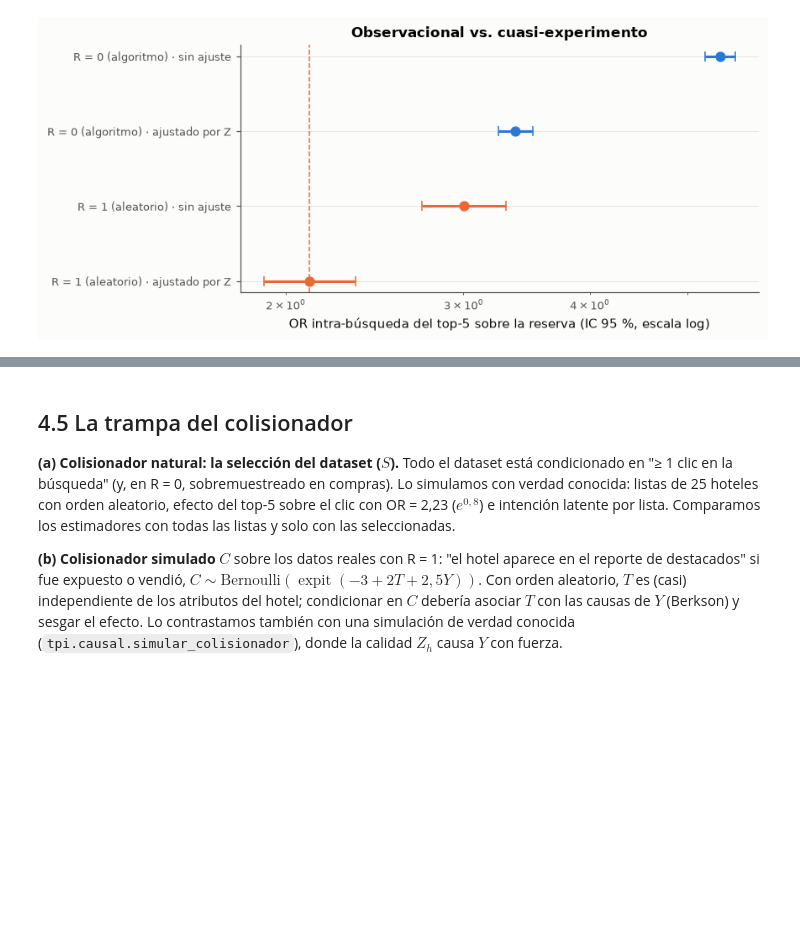
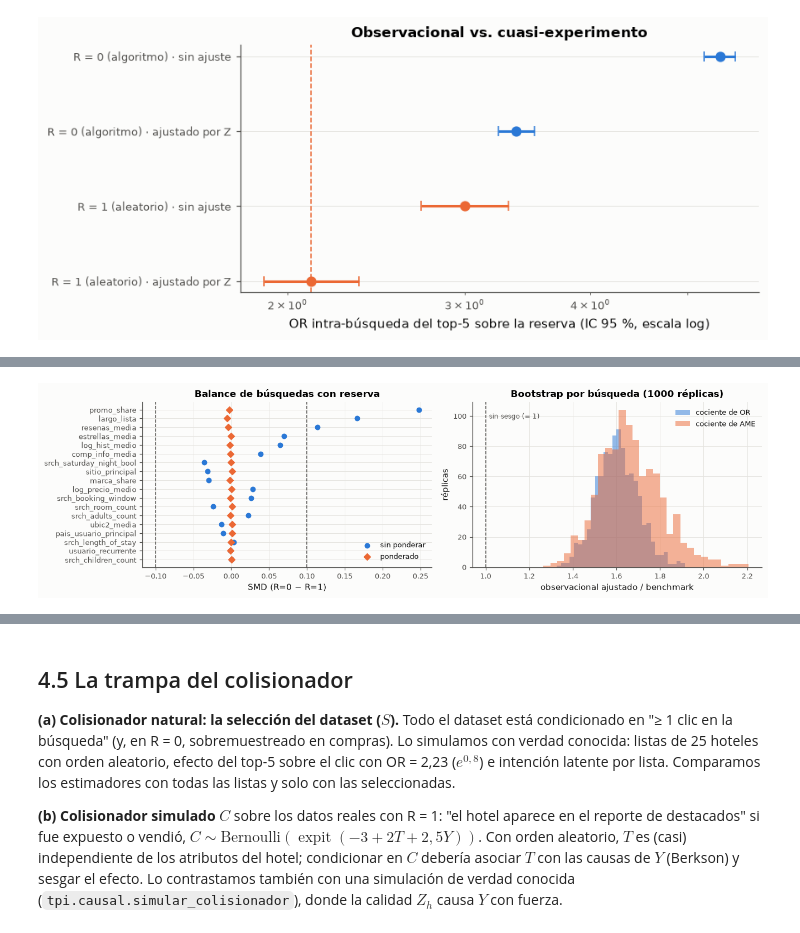
Before and after one commit to verolopezmar/TPI_Estadistica-avanzada-, a Jupyter notebook: notebooks/TP_Integrador_Final.ipynb, the cells around one changed output, grey strips where cells are left out. Cells and saved outputs as stored; diff of their text form; code cells hidden in the pictures; blank space fills up the shorter version.

```diff
--- a/notebooks/TP_Integrador_Final.ipynb
+++ b/notebooks/TP_Integrador_Final.ipynb
@@ -2561,0 +2706,14 @@ $M$ es colisionador ($T \to M \leftarrow I$), condicionar en él abre $T - I - Y
+# %%
+t0 = time.time()
+boot = bootstrap_brecha(I0, I1, "top5", "booking_bool", Z_HOTEL, COLS_BUSQ, B=1000, seed=SEED)
+ic_boot = boot.quantile([0.025, 0.5, 0.975]).T.rename(
+    columns={0.025: "IC95_inf", 0.5: "mediana", 0.975: "IC95_sup"}
+)
+ic_boot["fracción de réplicas sin sobreestimación"] = [
+    (boot[c] <= (0 if c.startswith("diferencia") else 1)).mean()
+    if c.startswith(("cociente", "diferencia"))
+    else np.nan
+    for c in boot.columns
+]
+print(f"Bootstrap por búsqueda: {len(boot)} réplicas, {time.time() - t0:.0f} s")
+ic_boot.round(4)
@@ -2561,0 +2736,43 @@ $M$ es colisionador ($T \to M \leftarrow I$), condicionar en él abre $T - I - Y
+# %%
+fig, ax = plt.subplots(1, 2, figsize=(12, 3.6))
+orden = balance["SMD sin ponderar"].abs().sort_values().index
+ax[0].scatter(
+    balance.loc[orden, "SMD sin ponderar"], orden, color=gr.AZUL, s=30, label="sin ponderar"
+)
+ax[0].scatter(
+    balance.loc[orden, "SMD ponderado"],
+    orden,
+    color=gr.NARANJA,
+    s=30,
+    marker="D",
+    label="ponderado",
+)
+for x in (-0.1, 0.1):
+    ax[0].axvline(x, color=gr.TEXTO_2, ls="--", lw=1)
+ax[0].set(xlabel="SMD (R=0 − R=1)", title="Balance de búsquedas con reserva")
+ax[0].legend(loc="lower right")
+for c, color, nombre in [
+    ("cociente_OR", gr.AZUL, "cociente de OR"),
+    ("cociente_AME", gr.NARANJA, "cociente de AME"),
+]:
+    ax[1].hist(boot[c], bins=30, color=color, alpha=0.5, label=nombre)
+ax[1].axvline(1, color=gr.TEXTO_2, ls="--", lw=1)
+ax[1].annotate(
+    "sin sesgo (= 1)",
+    xy=(1, ax[1].get_ylim()[1] * 0.9),
+    xytext=(4, 0),
+    textcoords="offset points",
+    fontsize=8,
+    color=gr.TEXTO_2,
+)
+ax[1].set(
+    xlabel="observacional ajustado / benchmark",
+    ylabel="réplicas",
+    title="Bootstrap por búsqueda (1000 réplicas)",
+)
+ax[1].legend()
+fig.tight_layout()
+gr.guardar(fig, "f4_robustez")
+plt.show()
+# %% [output]
+[figure, added]
```
Also changed, not shown: parts of 28 cells of this notebook, 26 other files.
